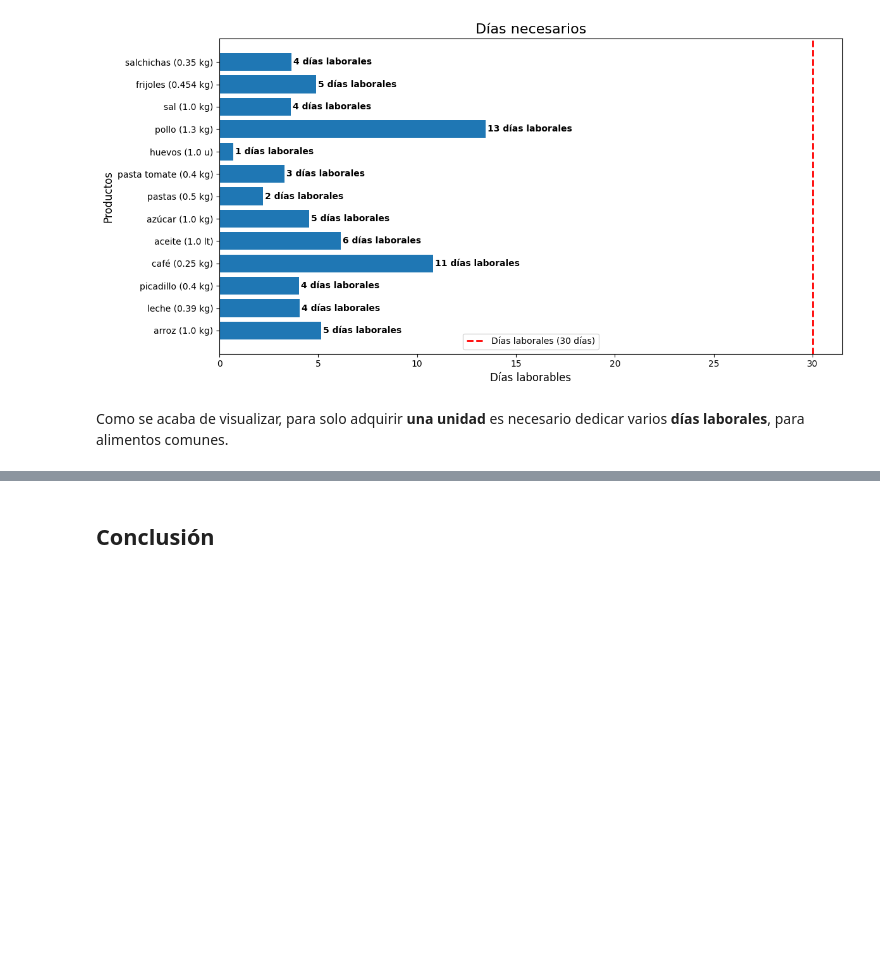
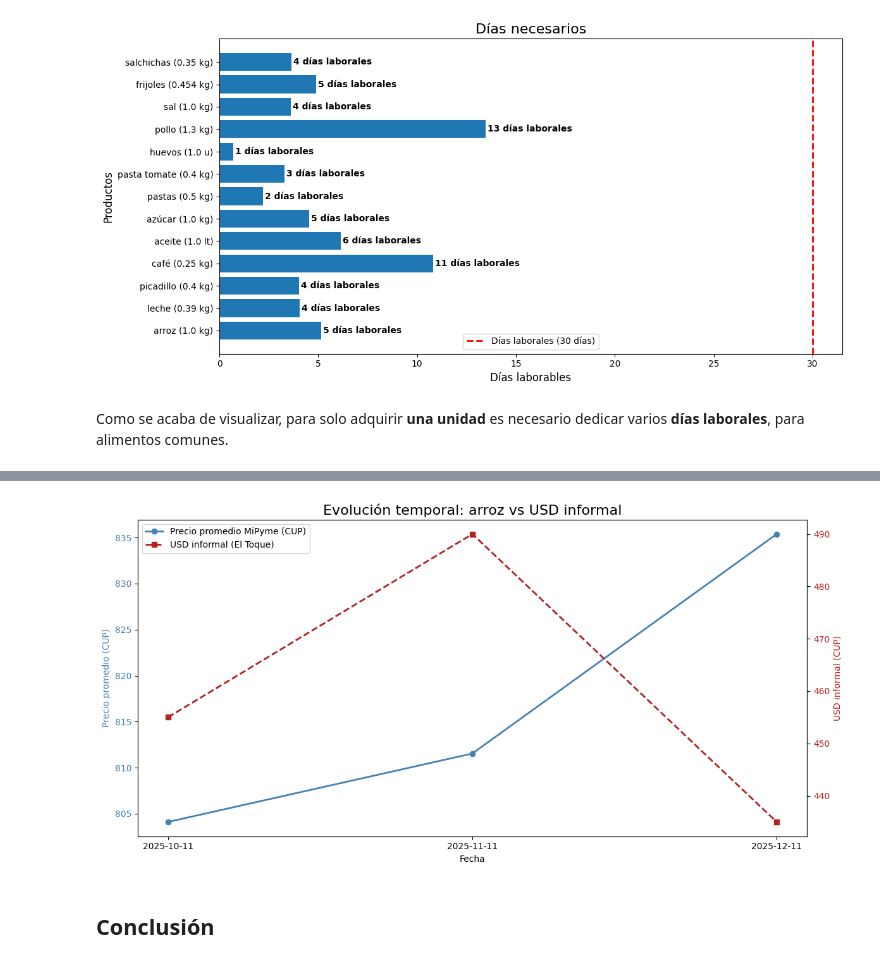
Before and after one commit to L14Npy/project_01, a Jupyter notebook: story.ipynb, the cells around one changed output, grey strips where cells are left out. Cells and saved outputs as stored; diff of their text form; code cells hidden in the pictures; blank space fills up the shorter version.

```diff
--- a/story.ipynb
+++ b/story.ipynb
@@ -120,3 +130,7 @@ Como se acaba de visualizar, para solo adquirir **una unidad** es necesario dedi
+# %%
+TimeTravel('arroz')
+# %% [output]
+[figure, added]
 # %% [markdown]
 ## Conclusión
 # %% [markdown]
```
Also changed, not shown: parts of 1 cell of this notebook, 4 other files.
